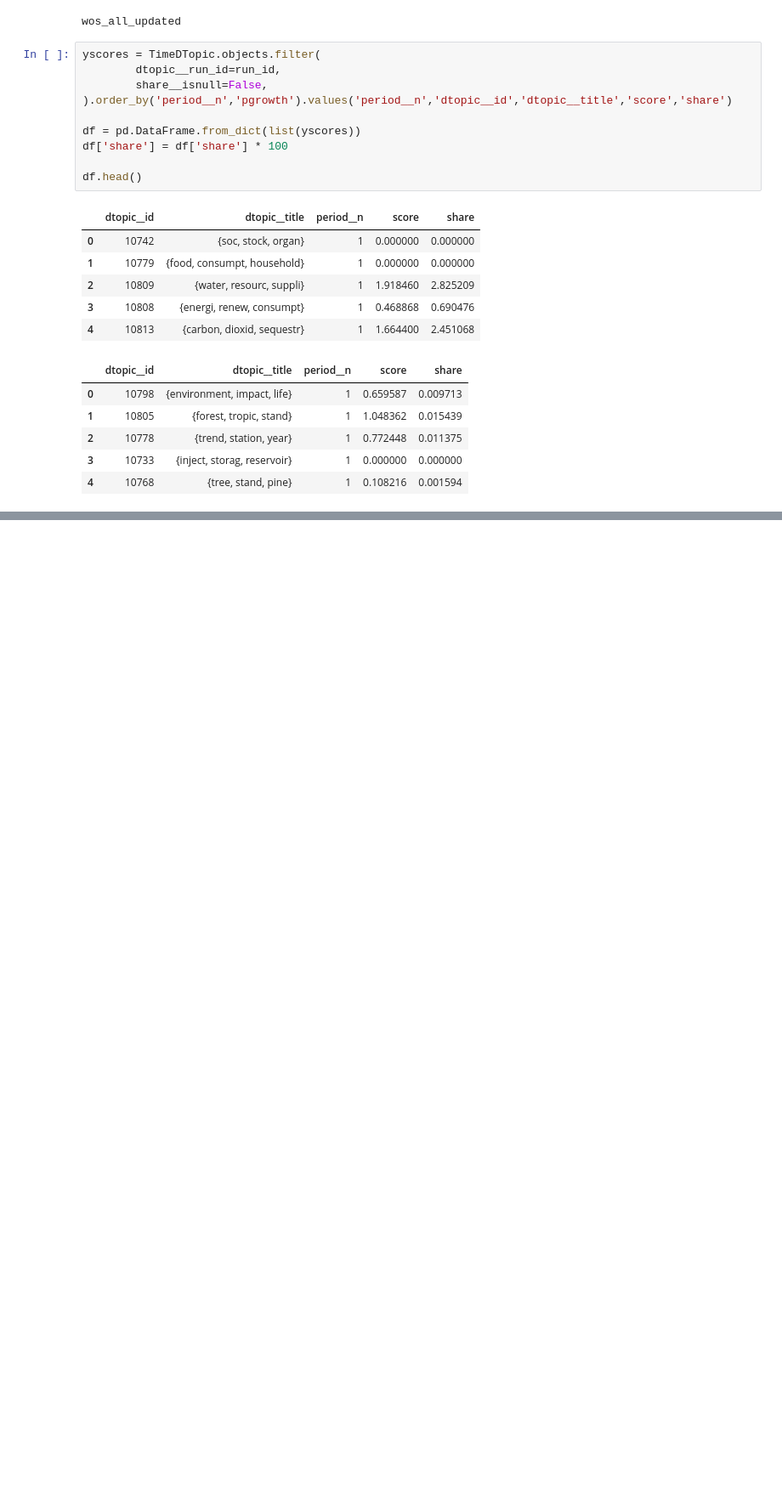
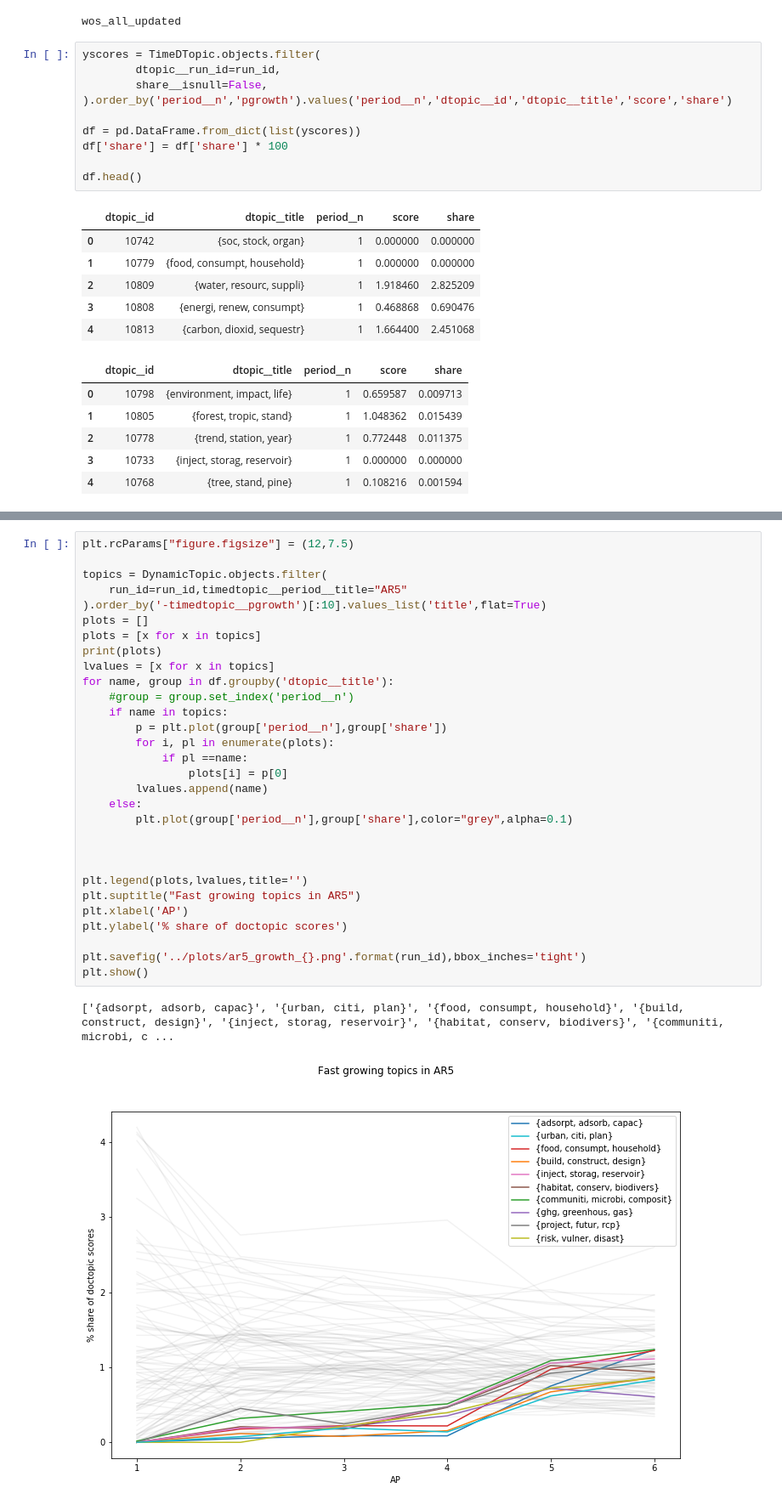
Before and after one commit to mcallaghan/cc-topography, a Jupyter notebook: code/topic_growth.ipynb, the cells around one changed output, grey strips where cells are left out. Shown at 85% size. Cells and saved outputs as stored; diff of their text form; blank space fills up the shorter version.

```diff
--- a/code/topic_growth.ipynb
+++ b/code/topic_growth.ipynb
@@ -92,0 +94,33 @@ plt.show()
+# %%
+plt.rcParams["figure.figsize"] = (12,7.5)
+
+topics = DynamicTopic.objects.filter(
+    run_id=run_id,timedtopic__period__title="AR5"
+).order_by('-timedtopic__pgrowth')[:10].values_list('title',flat=True)
+plots = []
+plots = [x for x in topics]
+print(plots)
+lvalues = [x for x in topics]
+for name, group in df.groupby('dtopic__title'):
+    #group = group.set_index('period__n')
+    if name in topics:
+        p = plt.plot(group['period__n'],group['share'])
+        for i, pl in enumerate(plots):
+            if pl ==name:
+                plots[i] = p[0]
+        lvalues.append(name)
+    else:
+        plt.plot(group['period__n'],group['share'],color="grey",alpha=0.1)
+
+
+
+plt.legend(plots,lvalues,title='')
+plt.suptitle("Fast growing topics in AR5")
+plt.xlabel('AP')
+plt.ylabel('% share of doctopic scores')
+
+plt.savefig('../plots/ar5_growth_{}.png'.format(run_id),bbox_inches='tight')
+plt.show()
+# %% [output]
+['{adsorpt, adsorb, capac}', '{urban, citi, plan}', '{food, consumpt, household}', '{build, construct, design}', '{inject, storag, reservoir}', '{habitat, conserv, biodivers}', '{communiti, microbi, c ...
+[figure, added]
```
Also changed, not shown: parts of 1 cell of this notebook, 4 other files.
